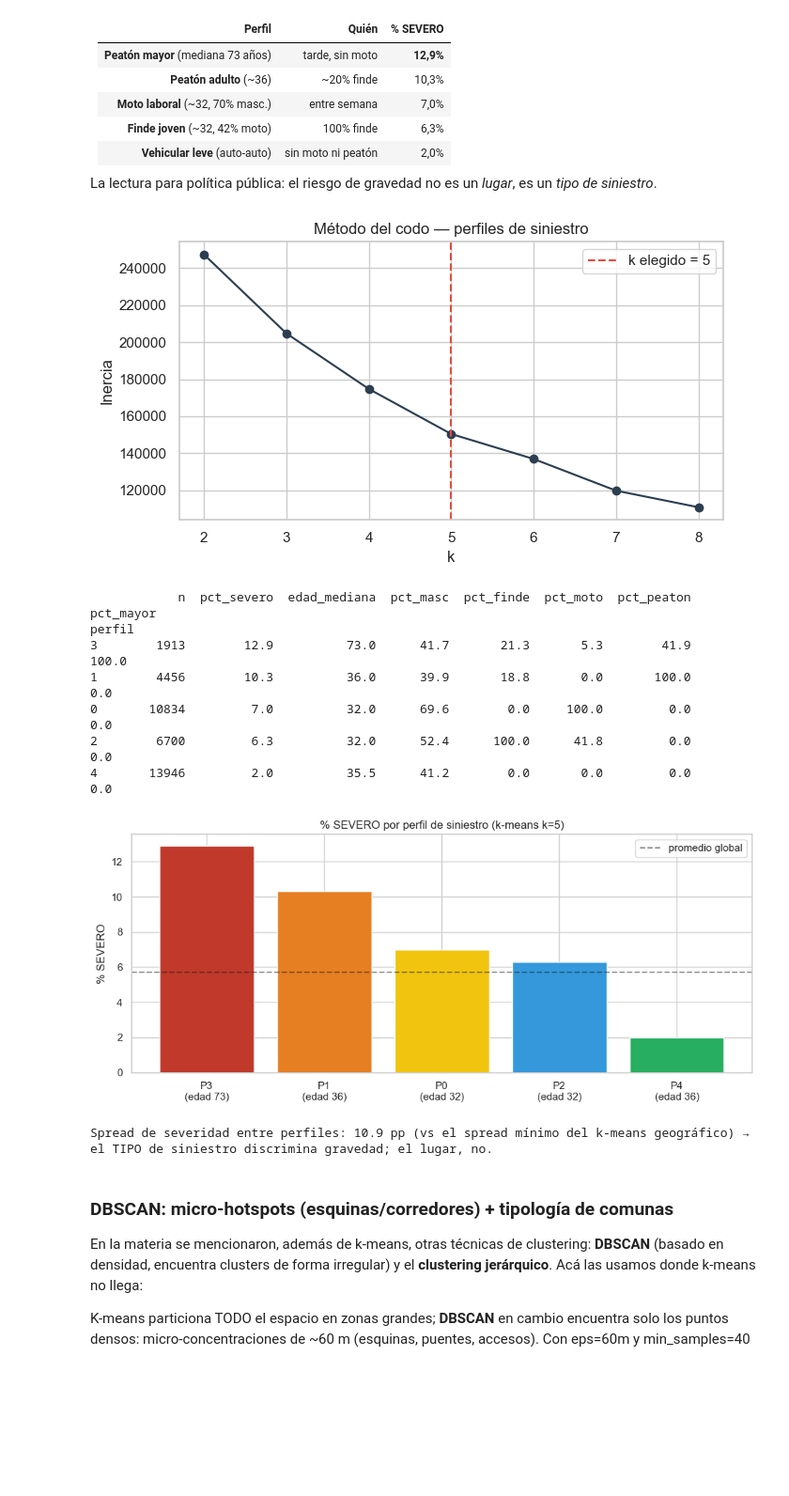
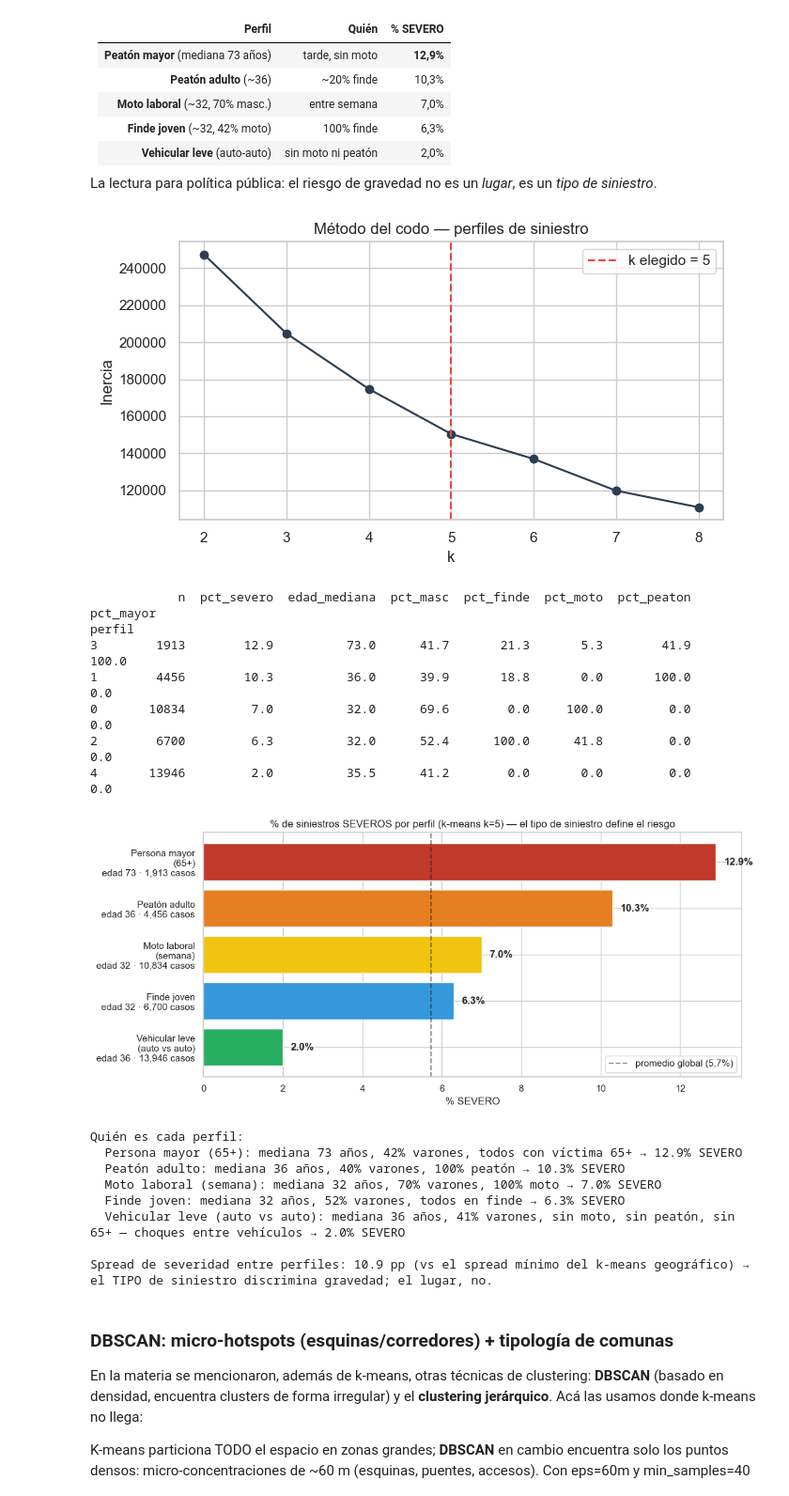
Before and after one commit to valenmendez01/TPO-CienciaDeDatos, a Jupyter notebook: siniestros_viales_pipeline.ipynb, the cells around one changed output. Shown at 94% size. Saved outputs shown, nothing was run; the diff lists cells and outputs as text; code cells hidden in the pictures; blank space fills up the shorter version.

```diff
--- a/siniestros_viales_pipeline.ipynb
+++ b/siniestros_viales_pipeline.ipynb
@@ -2552,42 +2587,73 @@ if df_final is not None:
     plt.savefig('outputs/codo_perfiles.png', dpi=150, bbox_inches='tight')
     plt.show()
 
     km5 = KMeans(n_clusters=5, random_state=42, n_init=10).fit(Xperf)
     df_final['perfil'] = km5.labels_
     df_final['severo'] = df_final['gravedad'].isin(['GRAVE', 'MORTAL'])
 
     desc = df_final.groupby('perfil').agg(
         n=('severo', 'size'), pct_severo=('severo', 'mean'), edad_mediana=('edad_media', 'median'),
         pct_masc=('pct_masculino', 'mean'), pct_finde=('es_fin_semana', 'mean'),
         pct_moto=('hay_moto', 'mean'), pct_peaton=('hay_peaton', 'mean'), pct_mayor=('hay_mayor', 'mean'))
     for c in desc.columns.drop(['n', 'edad_mediana']):
         desc[c] = (desc[c] * 100).round(1)
     desc = desc.sort_values('pct_severo', ascending=False)
     print('\n' + desc.to_string())
 
-    plt.figure(figsize=(10, 4.5))
-    etiquetas = [f"P{i}\n(edad {desc.loc[i, 'edad_mediana']:.0f})" for i in desc.index]
-    plt.bar(etiquetas, desc['pct_severo'],
-            color=['#c0392b', '#e67e22', '#f1c40f', '#3498db', '#27ae60'], edgecolor='white')
-    plt.axhline(df_final['severo'].mean() * 100, color='k', ls='--', alpha=0.5, label='promedio global')
-    plt.title('% SEVERO por perfil de siniestro (k-means k=5)')
-    plt.ylabel('% SEVERO')
-    plt.legend()
+    # Nombrar cada perfil por su rasgo dominante (los flags binarios separan limpio)
+    def nombrar(fila):
+        if fila['pct_mayor'] > 50:  return 'Persona mayor\n(65+)'
+        if fila['pct_peaton'] > 50: return 'Peatón adulto'
+        if fila['pct_moto'] > 50 and fila['pct_finde'] < 50: return 'Moto laboral\n(semana)'
+        if fila['pct_finde'] > 50:  return 'Finde joven'
+        return 'Vehicular leve\n(auto vs auto)'
+    desc['nombre'] = desc.apply(nombrar, axis=1)
+
+    plt.figure(figsize=(11, 5))
+    orden_plot = desc.sort_values('pct_severo')
+    etiquetas = [f"{r['nombre']}\nedad {r['edad_mediana']:.0f} · {int(r['n']):,} casos"
+                 for _, r in orden_plot.iterrows()]
+    barras = plt.barh(etiquetas, orden_plot['pct_severo'],
+                      color=['#27ae60', '#3498db', '#f1c40f', '#e67e22', '#c0392b'], edgecolor='white')
+    for b, v in zip(barras, orden_plot['pct_severo']):
+        plt.text(v + 0.2, b.get_y() + b.get_height() / 2, f'{v:.1f}%', va='center', fontweight='bold')
+    plt.axvline(df_final['severo'].mean() * 100, color='k', ls='--', alpha=0.5, label='promedio global (5,7%)')
+    plt.title('% de siniestros SEVEROS por perfil (k-means k=5) — el tipo de siniestro define el riesgo')
+    plt.xlabel('% SEVERO')
+    plt.legend(loc='lower right')
     plt.tight_layout()
     plt.savefig('outputs/perfiles_siniestro.png', dpi=150, bbox_inches='tight')
     plt.show()
+
+    print('\nQuién es cada perfil:')
+    for _, r in desc.iterrows():
+        rasgos = []
+        if r['pct_moto'] > 50:   rasgos.append(f"{r['pct_moto']:.0f}% moto")
+        if r['pct_peaton'] > 50: rasgos.append(f"{r['pct_peaton']:.0f}% peatón")
+        if r['pct_mayor'] > 50:  rasgos.append('todos con víctima 65+')
+        if r['pct_finde'] > 50:  rasgos.append('todos en finde')
+        if not rasgos:           rasgos.append('sin moto, sin peatón, sin 65+ — choques entre vehículos')
+        print(f"  {r['nombre'].replace(chr(10), ' ')}: mediana {r['edad_mediana']:.0f} años, "
+              f"{r['pct_masc']:.0f}% varones, {', '.join(rasgos)} → {r['pct_severo']:.1f}% SEVERO")
     print(f"\nSpread de severidad entre perfiles: {desc['pct_severo'].max() - desc['pct_severo'].min():.1f} pp"
           " (vs el spread mínimo del k-means geográfico) → el TIPO de siniestro discrimina gravedad; el lugar, no.")
 # %% [output]
 [figure]
             n  pct_severo  edad_mediana  pct_masc  pct_finde  pct_moto  pct_peaton  pct_mayor
 perfil
 3        1913        12.9          73.0      41.7       21.3       5.3        41.9      100.0
 1        4456        10.3          36.0      39.9       18.8       0.0       100.0        0.0
 0       10834         7.0          32.0      69.6        0.0     100.0         0.0        0.0
 2        6700         6.3          32.0      52.4      100.0      41.8         0.0        0.0
 4       13946         2.0          35.5      41.2        0.0       0.0         0.0        0.0
-[figure, old version]
+[figure, new version]
+Quién es cada perfil:
+  Persona mayor (65+): mediana 73 años, 42% varones, todos con víctima 65+ → 12.9% SEVERO
+  Peatón adulto: mediana 36 años, 40% varones, 100% peatón → 10.3% SEVERO
+  Moto laboral (semana): mediana 32 años, 70% varones, 100% moto → 7.0% SEVERO
+  Finde joven: mediana 32 años, 52% varones, todos en finde → 6.3% SEVERO
+  Vehicular leve (auto vs auto): mediana 36 años, 41% varones, sin moto, sin peatón, sin 65+ — choques entre vehículos → 2.0% SEVERO
+
 Spread de severidad entre perfiles: 10.9 pp (vs el spread mínimo del k-means geográfico) → el TIPO de siniestro discrimina gravedad; el lugar, no.
 # %% [markdown]
 ### DBSCAN: micro-hotspots (esquinas/corredores) + tipología de comunas
```
Also changed, not shown: parts of 1 cell of this notebook, 2 other files.
